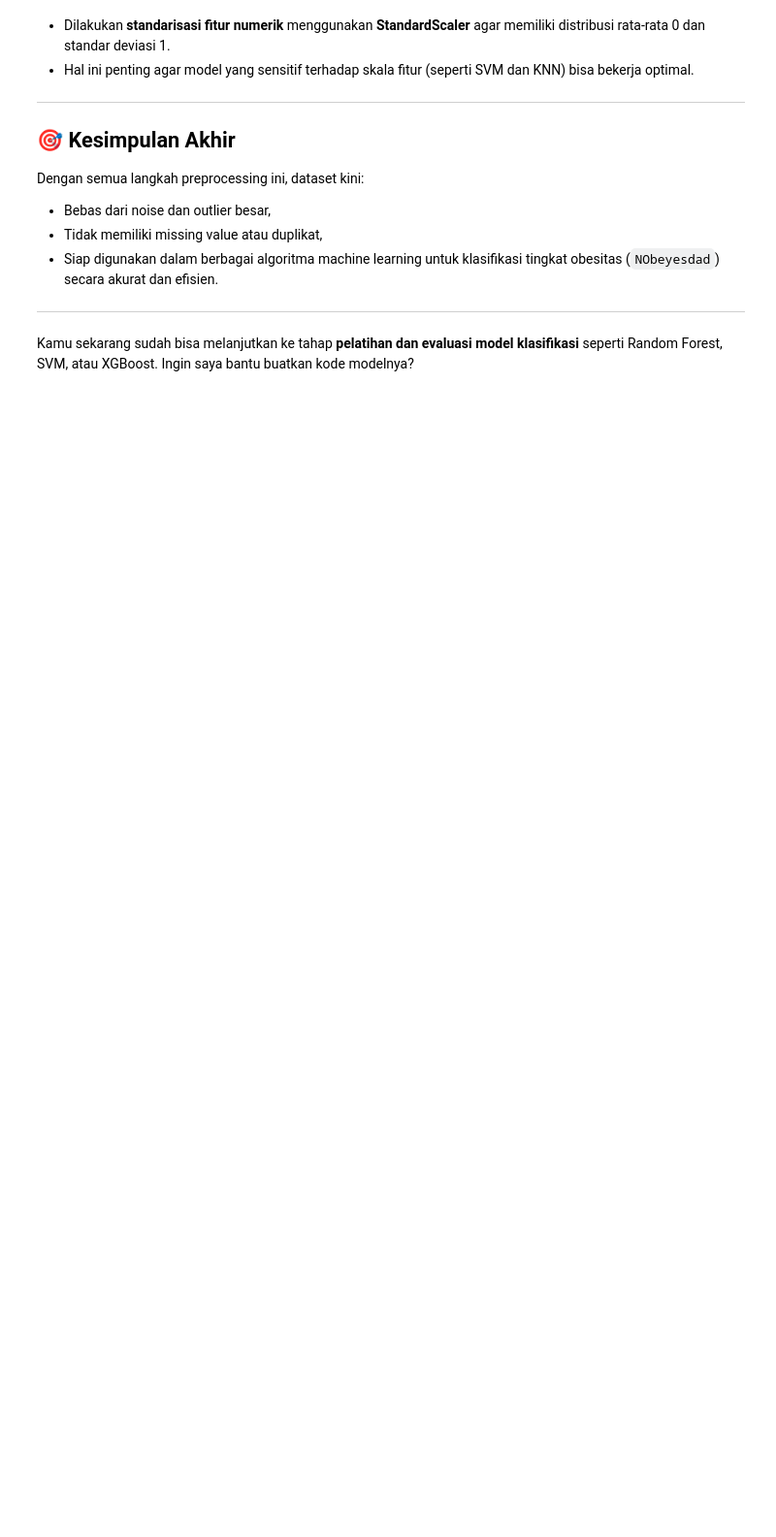
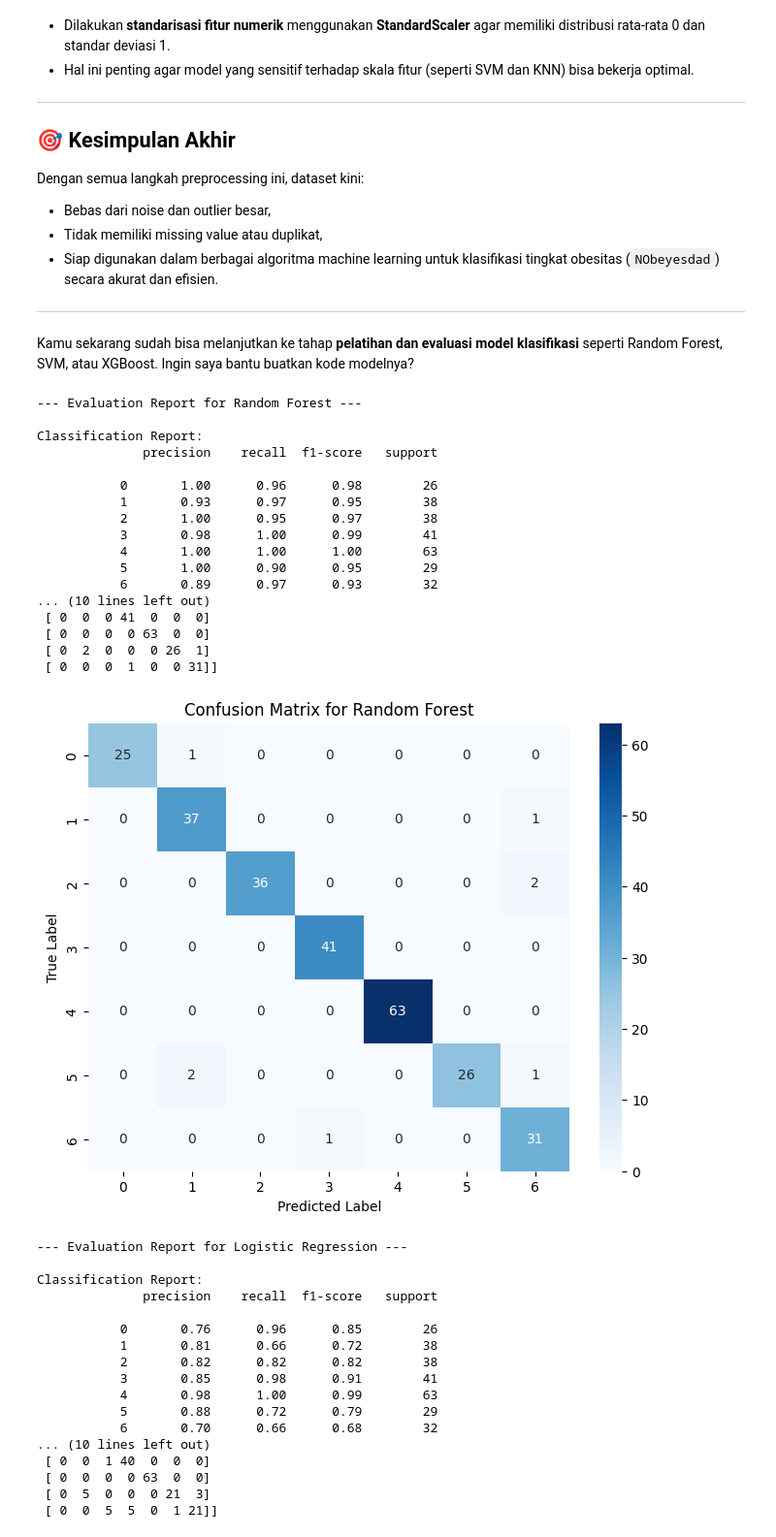
Before and after one commit to fatuunreal/bk-capstone, a Jupyter notebook: bk_capstone.ipynb, the cells around one changed output. Shown at 97% size. Drawn from its saved outputs; the diff is of its cells as text; code cells hidden in the pictures; blank space fills up the shorter version.

```diff
--- a/bk_capstone.ipynb
+++ b/bk_capstone.ipynb
@@ -530,6 +544,11 @@ y = df_encoded['NObeyesdad']
 
 # Train-test split
 X_train, X_test, y_train, y_test = train_test_split(X, y, stratify=y, test_size=0.2, random_state=42)
+# %%
+# Scaling
+scaler = StandardScaler(with_mean=False)
+X_train_scaled = scaler.fit_transform(X_train)
+X_test_scaled = scaler.transform(X_test)
 # %%
 from sklearn.naive_bayes import GaussianNB
 from sklearn.tree import DecisionTreeClassifier
@@ -536,7 +556,71 @@ from sklearn.tree import DecisionTreeClassifier
 # %%
-# Definisikan model
 models = {
-    "Random Forest": RandomForestClassifier(random_state=42),
-    "SVM": SVC(random_state=42),
-    "Logistic Regression": LogisticRegression(max_iter=1000, random_state=42)
+    "Random Forest": RandomForestClassifier(n_estimators=100, random_state=42),
+    "Logistic Regression": LogisticRegression(max_iter=1000, random_state=42),
+    "SVM": SVC(kernel='linear', random_state=42),
 }
+# %%
+for name, model in models.items():
+    start_time = time()
+    # Fit the model on the scaled training data
+    model.fit(X_train_scaled, y_train)
+    end_time = time()
+    train_time = end_time - start_time
+
+    # Make predictions on the scaled test data
+    y_pred = model.predict(X_test_scaled)
+
+    print(f"\n--- Evaluation Report for {name} ---")
+
+    # Classification Report
+    print("\nClassification Report:")
+    print(classification_report(y_test, y_pred))
+
+    # Confusion Matrix
+    cm = confusion_matrix(y_test, y_pred)
+    print("\nConfusion Matrix:")
+    print(cm)
+
+    # Plotting the Confusion Matrix
+    plt.figure(figsize=(8, 6))
+    sns.heatmap(cm, annot=True, fmt='d', cmap='Blues')
+    plt.title(f'Confusion Matrix for {name}')
+    plt.xlabel('Predicted Label')
+    plt.ylabel('True Label')
+    plt.show()
+# %% [output]
+--- Evaluation Report for Random Forest ---
+
+Classification Report:
+              precision    recall  f1-score   support
+
+           0       1.00      0.96      0.98        26
+           1       0.93      0.97      0.95        38
+           2       1.00      0.95      0.97        38
+           3       0.98      1.00      0.99        41
+           4       1.00      1.00      1.00        63
+           5       1.00      0.90      0.95        29
+           6       0.89      0.97      0.93        32
+... (10 lines left out)
+ [ 0  0  0 41  0  0  0]
+ [ 0  0  0  0 63  0  0]
+ [ 0  2  0  0  0 26  1]
+ [ 0  0  0  1  0  0 31]]
+[figure, added]
+--- Evaluation Report for Logistic Regression ---
+
+Classification Report:
+              precision    recall  f1-score   support
+
+           0       0.76      0.96      0.85        26
+           1       0.81      0.66      0.72        38
+           2       0.82      0.82      0.82        38
+           3       0.85      0.98      0.91        41
+           4       0.98      1.00      0.99        63
+           5       0.88      0.72      0.79        29
+           6       0.70      0.66      0.68        32
+... (10 lines left out)
+ [ 0  0  1 40  0  0  0]
+ [ 0  0  0  0 63  0  0]
+ [ 0  5  0  0  0 21  3]
+ [ 0  0  5  5  0  1 21]]
```
Also changed, not shown: parts of 12 cells of this notebook.
